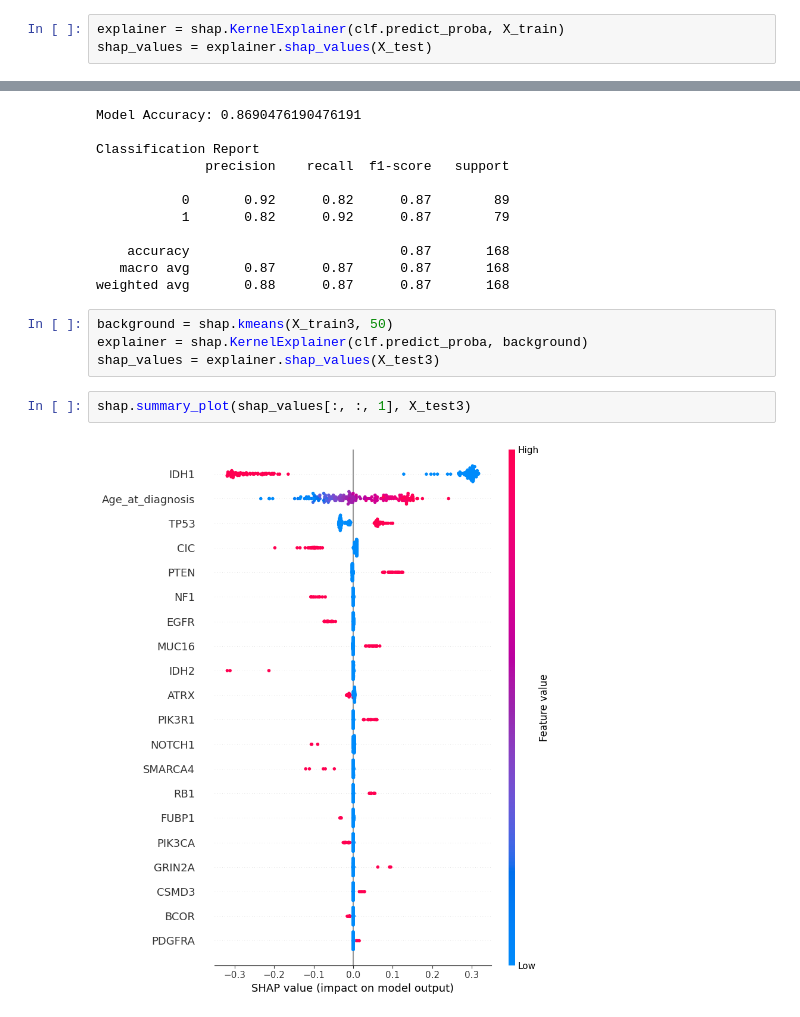
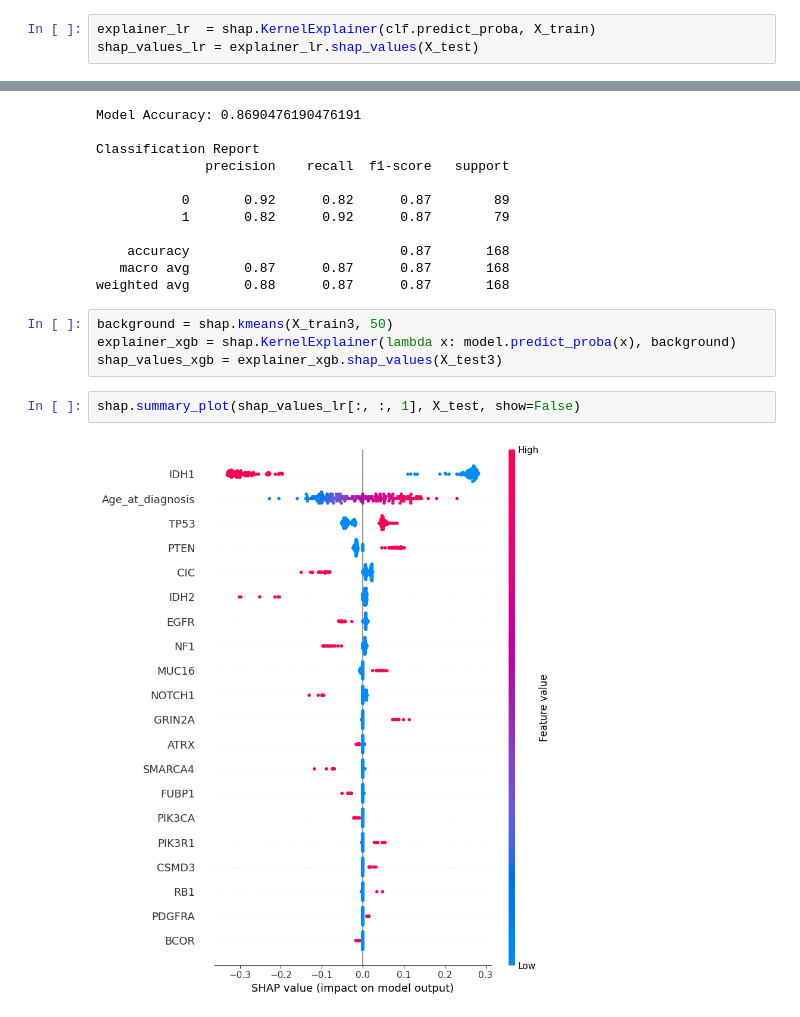
Before and after one commit to agamv25/SIT-724-Thesis, a Jupyter notebook: Notebook.ipynb, the cells around one changed output, grey strips where cells are left out. Drawn from its saved outputs; the diff is of its cells as text.

Commit message:
SHAP comparision

```diff
--- a/Notebook.ipynb
+++ b/Notebook.ipynb
@@ -87,7 +87,7 @@ print(f"Logistic Regression model accuracy: {acc:.2f}%")
 # %% [output]
 Logistic Regression model accuracy: 88.10%
 # %%
-explainer = shap.KernelExplainer(clf.predict_proba, X_train)
-shap_values = explainer.shap_values(X_test)
+explainer_lr  = shap.KernelExplainer(clf.predict_proba, X_train)
+shap_values_lr = explainer_lr.shap_values(X_test)
 # %% [output]
 Using 671 background data samples could cause slower run times. Consider using shap.sample(data, K) or shap.kmeans(data, K) to summarize the background as K samples.
@@ -147,9 +139,9 @@ Classification Report
 weighted avg       0.88      0.87      0.87       168
 # %%
 background = shap.kmeans(X_train3, 50)
-explainer = shap.KernelExplainer(clf.predict_proba, background)
-shap_values = explainer.shap_values(X_test3)
+explainer_xgb = shap.KernelExplainer(lambda x: model.predict_proba(x), background)
+shap_values_xgb = explainer_xgb.shap_values(X_test3)
 # %%
-shap.summary_plot(shap_values[:, :, 1], X_test3)
+shap.summary_plot(shap_values_lr[:, :, 1], X_test, show=False)
 # %% [output]
-[figure, old version]
+[figure, new version]
```
Also changed, not shown: parts of 7 cells of this notebook.
